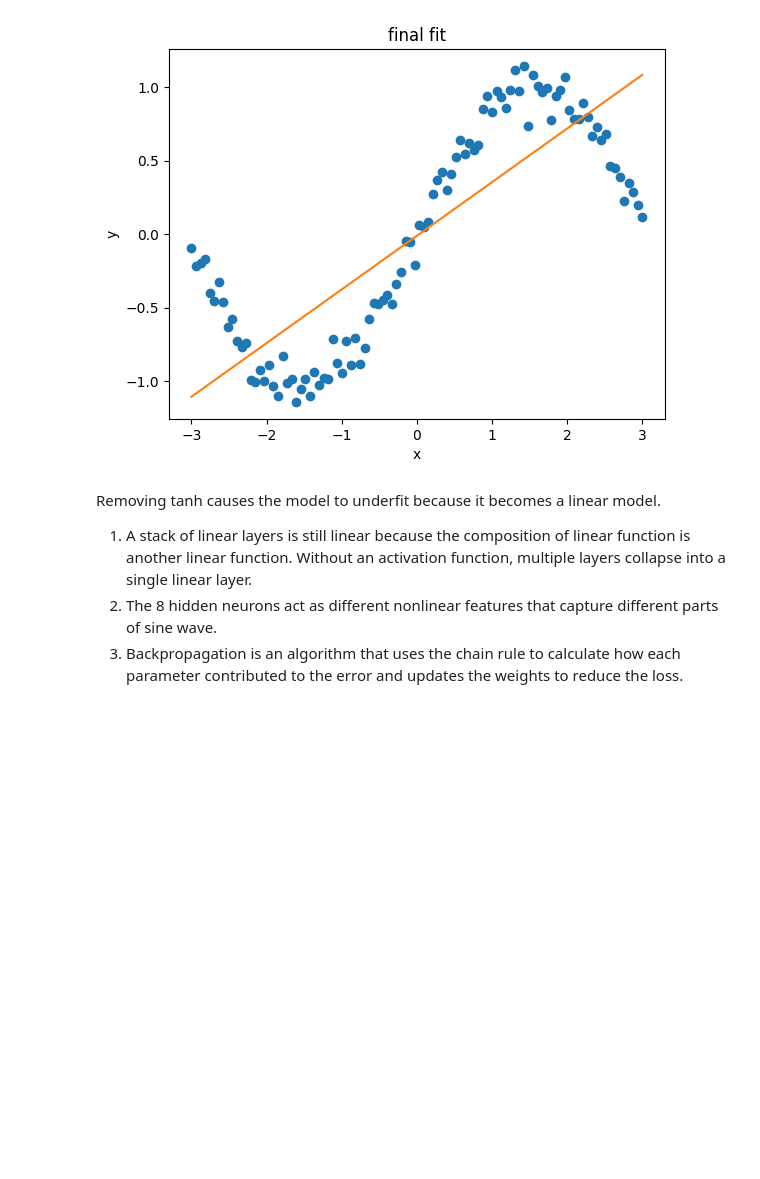
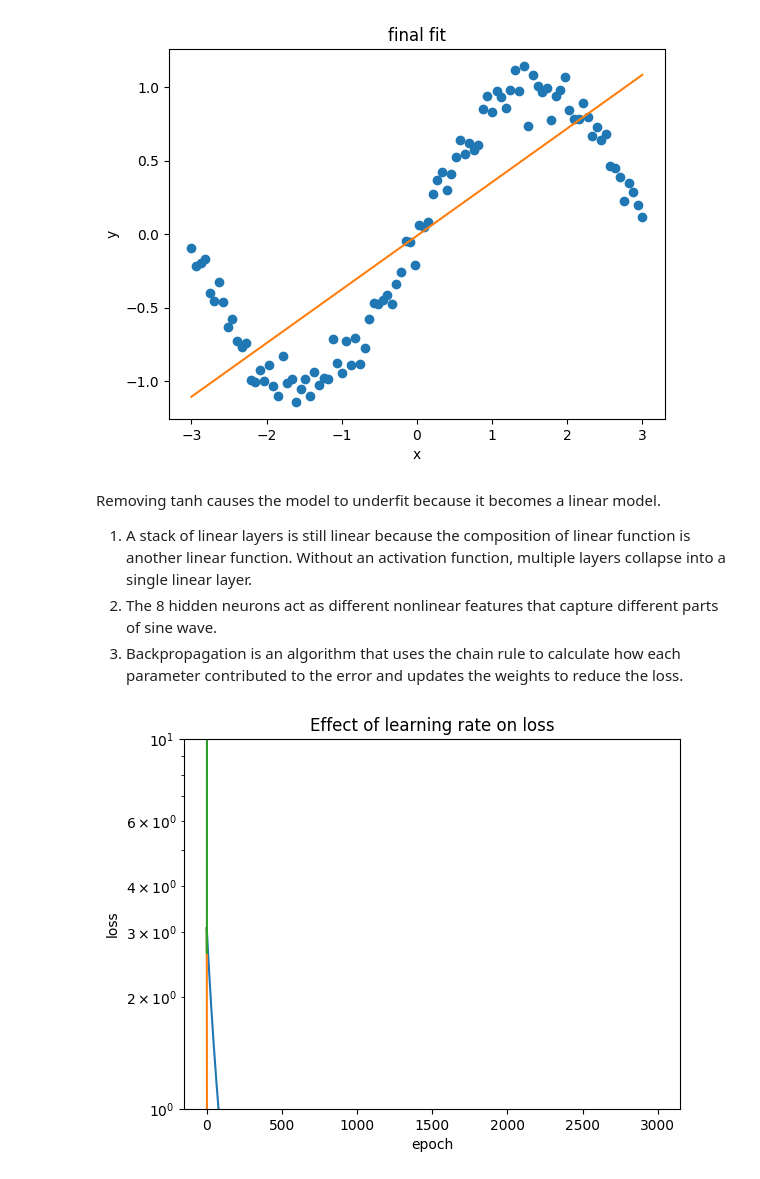
Before and after one commit to NadineAppiah/lab-3, a Jupyter notebook: lab_3.ipynb, the cells around one changed output. Cells and saved outputs as stored; diff of their text form; code cells hidden in the pictures; blank space fills up the shorter version.

```diff
--- a/lab_3.ipynb
+++ b/lab_3.ipynb
@@ -118,3 +118,50 @@ Removing tanh causes the model to underfit because it becomes a linear model.
 1. A stack of linear layers is still linear because the composition of linear function is another linear function. Without an activation function, multiple layers collapse into a single linear layer.
 2. The 8 hidden neurons act as different nonlinear features that capture different parts of sine wave.
 3. Backpropagation is an algorithm that uses the chain rule to calculate how each parameter contributed to the error and updates the weights to reduce the loss.
+# %%
+def train_toy(lr, steps=3000):
+  np.random.seed(RANDOM_STATE)
+  W1 = np.random.randn(1, 8) * 0.5
+  b1 = np.zeros(8)
+
+  W2 = np.random.randn(8, 1) * 0.5
+  b2 = np.zeros(1)
+  losses = []
+
+  for i in range(steps):
+    z1 = x @ W1 + b1
+    h = np.tanh(z1)
+    y_hat = h @ W2 + b2
+    loss = np.mean((y_hat-y) ** 2)
+    losses.append(loss)
+
+    d_yhat = 2 * (y_hat - y) / len(y)
+
+    dW2 = h.T @ d_yhat ;  db2 = d_yhat.sum(axis=0)
+    dh   = d_yhat @ W2.T
+
+    dz1 = dh * (1 - np.tanh(z1) ** 2)
+    dW1 = x.T @ dz1 ;  db1 = dz1.sum(axis=0)
+
+    W1 -= lr * dW1
+    b1 -= lr * db1
+    W2 -= lr * dW2
+    b2 -= lr * db2
+
+  return losses
+
+losses_1 = train_toy(0.001)
+losses_2 = train_toy(0.05)
+losses_3 = train_toy(1.0)
+
+plt.plot(losses_1, label='lr=0.001')
+plt.plot(losses_2, label='lr=0.05')
+plt.plot(losses_3, label='lr=1.0')
+
+plt.yscale('log')
+plt.xlabel('epoch')
+plt.ylabel('loss')
+plt.title("Effect of learning rate on loss")
+plt.show()
+# %% [output]
+[figure, added]
```
Also changed, not shown: parts of 1 cell of this notebook.
